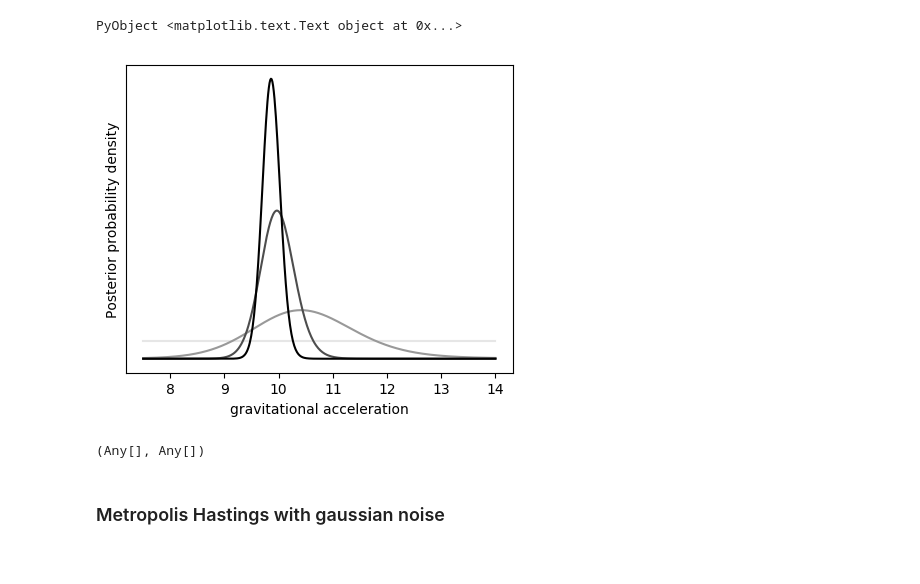
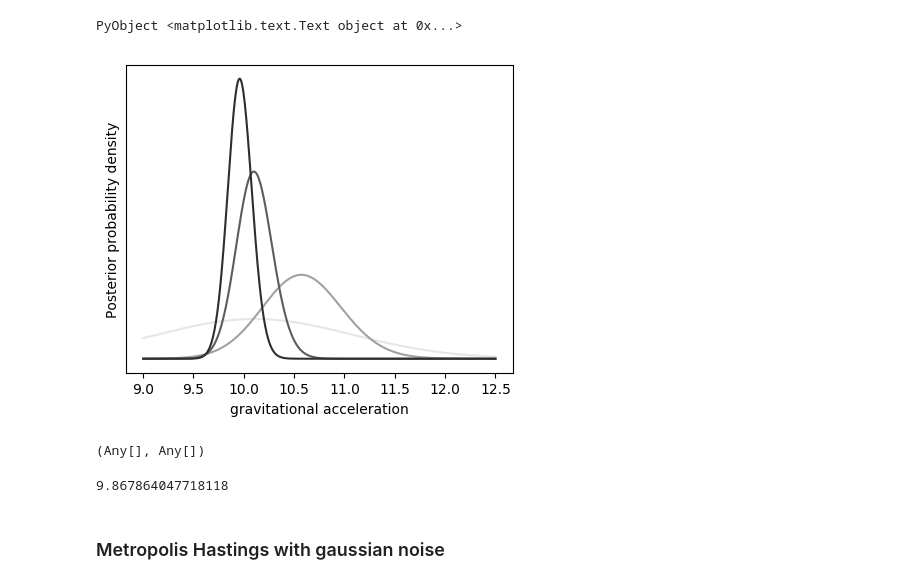
Before and after one commit to matthieubulte/smc, a Jupyter notebook: code/Results.ipynb, the cells around one changed output. Drawn from its saved outputs; the diff is of its cells as text; code cells hidden in the pictures.

```diff
--- a/code/Results.ipynb
+++ b/code/Results.ipynb
@@ -52,29 +55,31 @@ ylabel("Probability density")
 [figure]
 PyObject <matplotlib.text.Text object at 0x...>
 # %%
-mesh = linspace(7.5,14,500)
-ns = [0, 3, 6, 9]
+mesh = linspace(9,12.5,500)
 
-els = zeros(4, 500)
-for i=1:4
-    lhood = (g -> -loglikelihood(ns[i], g)[1] + Distributions.logpdf(prior, g)).(mesh)
+els = zeros(n_measurements, 500)
+for i=1:n_measurements
+    lhood = (g -> -loglikelihood(i, g)[1] + Distributions.logpdf(prior, g)).(mesh)
     elhood = exp.(lhood)
     els[i,:] = elhood / sum(elhood) / sqrt(2*pi*1e-3)
 end
 # %%
 PyPlot.rc("figure", figsize=(5,4))
-
-cs = [.9*[1,1,1], .6*[1,1,1], .3*[1,1,1], 0*[1,1,1]]
+ns = [1, 4, 7, 9]
+cs = linspace(0.9, 0, n_measurements) * [1,1,1]'
 for i=1:4
-    plot(mesh, els[i,:], color=cs[i])
+    plot(mesh, els[ns[i],:], color=cs[ns[i],:])
 end
 xlabel("gravitational acceleration")
 ylabel("Posterior probability density")
-
 yticks([])
 # %% [output]
-[figure, old version]
+[figure, new version]
 (Any[], Any[])
+# %%
+vecdot(mesh, els[end,:])/sum(els[end,:])
+# %% [output]
+9.867864047718118
 # %% [markdown]
 ### Metropolis Hastings with gaussian noise
 # %%
```
Also changed, not shown: parts of 21 cells of this notebook, 16 other files.
